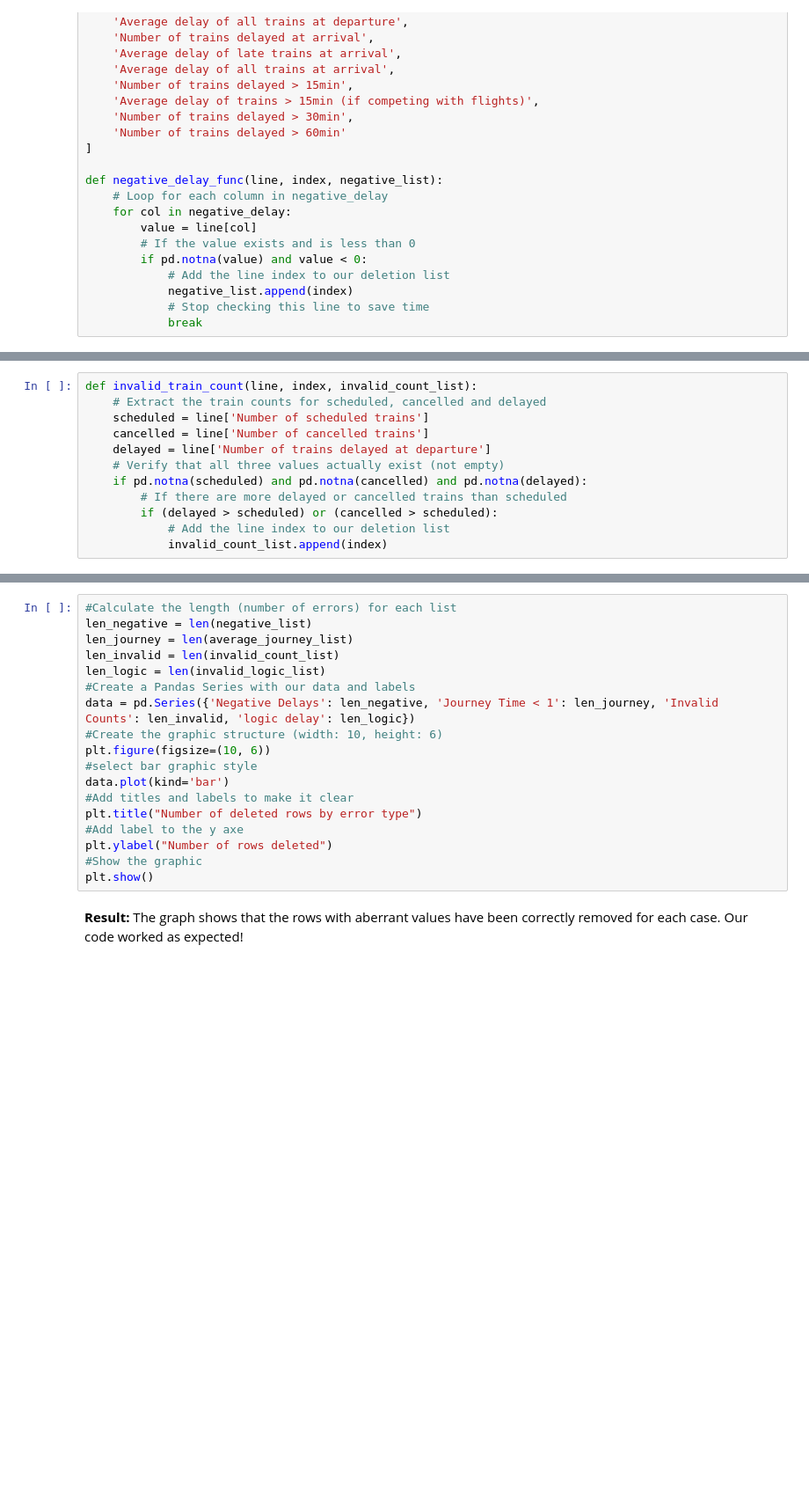
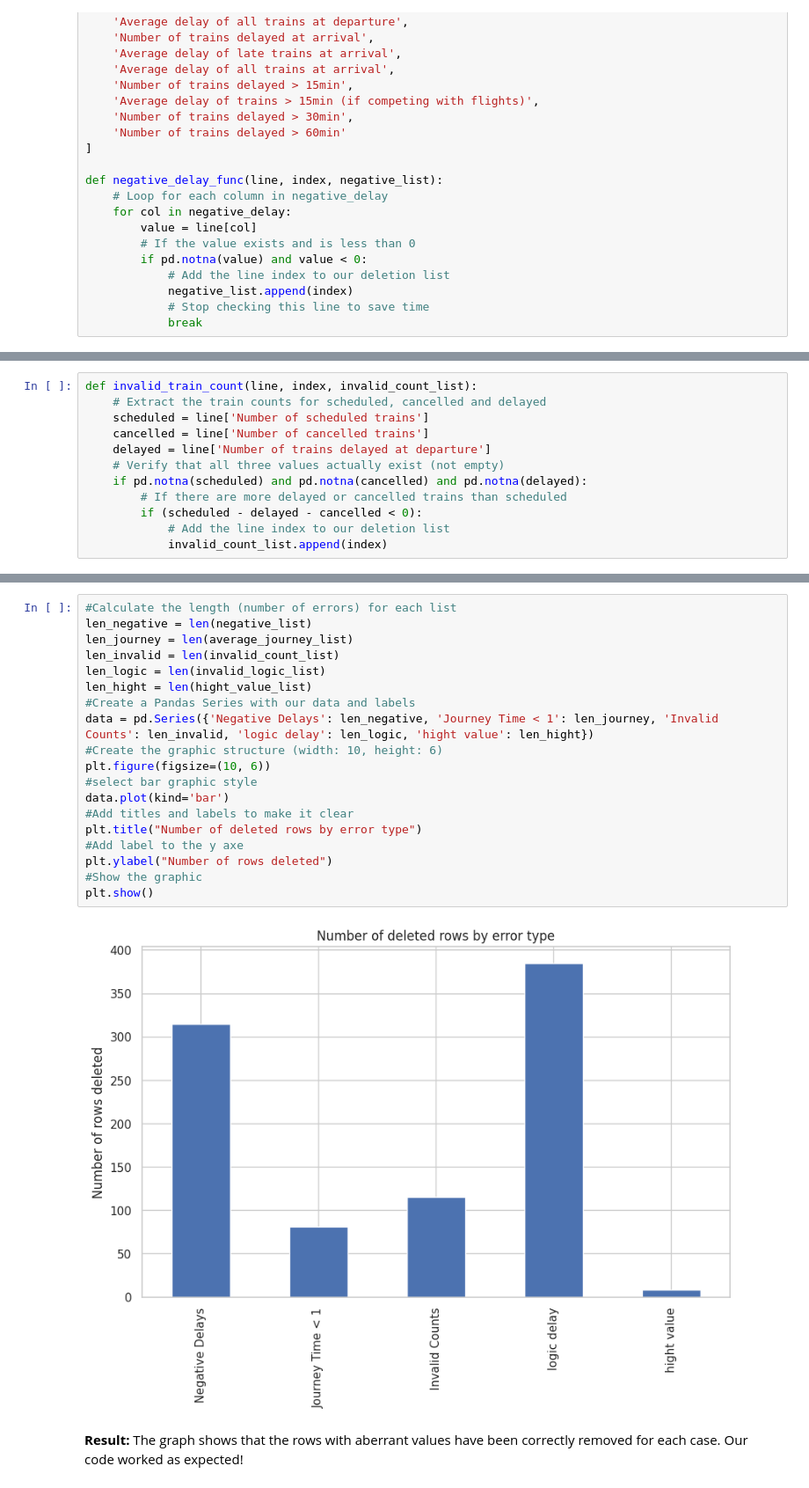
Before and after one commit to comeChaslerie/Tardis, a Jupyter notebook: tardis_eda.ipynb, the cells around one changed output, grey strips where cells are left out. Shown at 88% size. Drawn from its saved outputs; the diff is of its cells as text; blank space fills up the shorter version.

```diff
--- a/tardis_eda.ipynb
+++ b/tardis_eda.ipynb
@@ -196,7 +351,7 @@ def invalid_train_count(line, index, invalid_count_list):
     # Verify that all three values actually exist (not empty)
     if pd.notna(scheduled) and pd.notna(cancelled) and pd.notna(delayed):
         # If there are more delayed or cancelled trains than scheduled
-        if (delayed > scheduled) or (cancelled > scheduled):
+        if (scheduled - delayed - cancelled < 0):
             # Add the line index to our deletion list
             invalid_count_list.append(index)
 # %% [markdown]
@@ -240,21 +433,24 @@ df = df.drop(index=deleted_line)
 # %%
 #Calculate the length (number of errors) for each list
 len_negative = len(negative_list)
 len_journey = len(average_journey_list)
 len_invalid = len(invalid_count_list)
 len_logic = len(invalid_logic_list)
+len_hight = len(hight_value_list)
 #Create a Pandas Series with our data and labels
-data = pd.Series({'Negative Delays': len_negative, 'Journey Time < 1': len_journey, 'Invalid Counts': len_invalid, 'logic delay': len_logic})
+data = pd.Series({'Negative Delays': len_negative, 'Journey Time < 1': len_journey, 'Invalid Counts': len_invalid, 'logic delay': len_logic, 'hight value': len_hight})
 #Create the graphic structure (width: 10, height: 6)
 plt.figure(figsize=(10, 6))
 #select bar graphic style
 data.plot(kind='bar')
 #Add titles and labels to make it clear
 plt.title("Number of deleted rows by error type")
 #Add label to the y axe
 plt.ylabel("Number of rows deleted")
 #Show the graphic
 plt.show()
+# %% [output]
+[figure, added]
 # %% [markdown]
 **Result:** The graph shows that the rows with aberrant values have been correctly removed for each case. Our code worked as expected!
 # %% [markdown]
```
Also changed, not shown: parts of 37 cells of this notebook.
